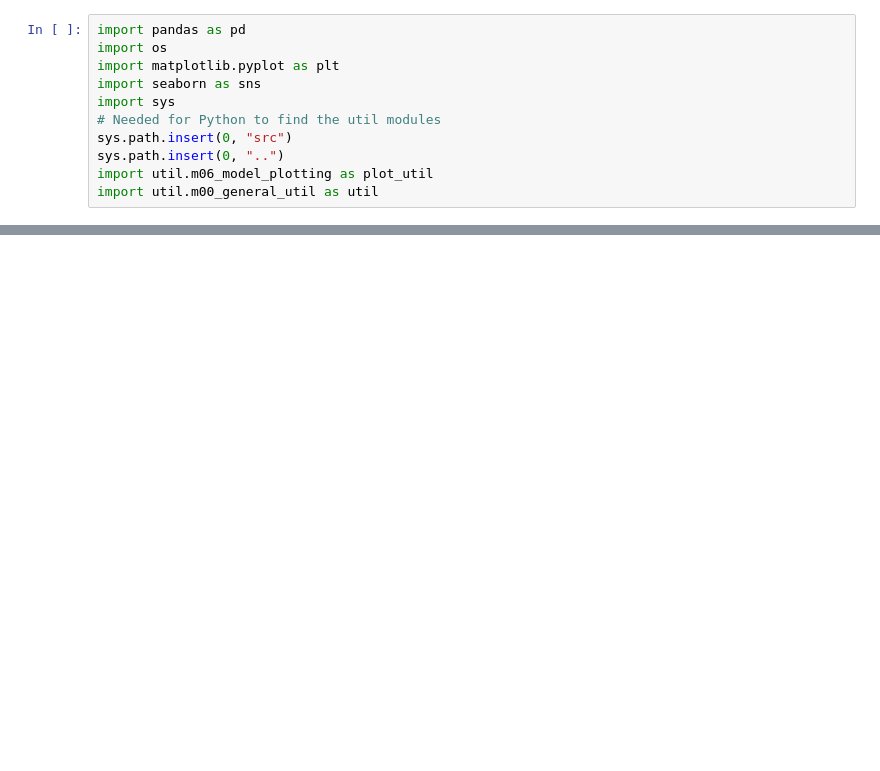
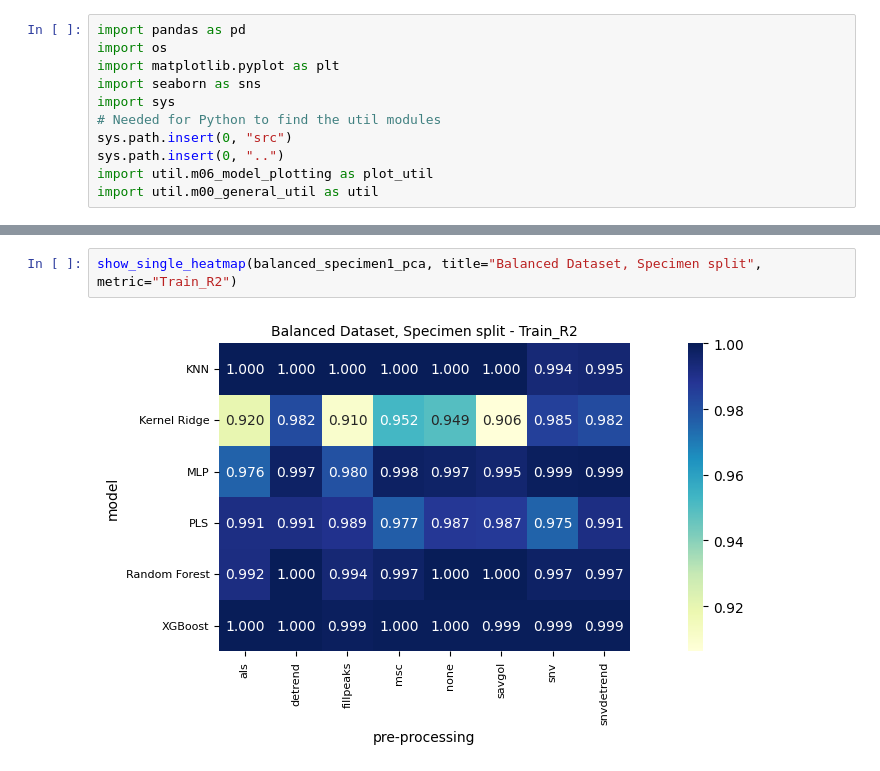
Before and after one commit to sebnemyyl/Characterization-of-cotton-polyester-textiles-using-IR-spectroscopy, a Jupyter notebook: src/notebooks/model_evaluation.ipynb, the cells around one changed output, grey strips where cells are left out. Cells and saved outputs as stored; diff of their text form; blank space fills up the shorter version.

```diff
--- a/src/notebooks/model_evaluation.ipynb
+++ b/src/notebooks/model_evaluation.ipynb
@@ -28,0 +112,4 @@ def show_train_test_heatmap(model_results, title, left_metric = "Test_R2", right
+# %%
+show_single_heatmap(balanced_specimen1_pca, title="Balanced Dataset, Specimen split", metric="Train_R2")
+# %% [output]
+[figure, added]
```
Also changed, not shown: parts of 15 cells of this notebook, 2 other files.
